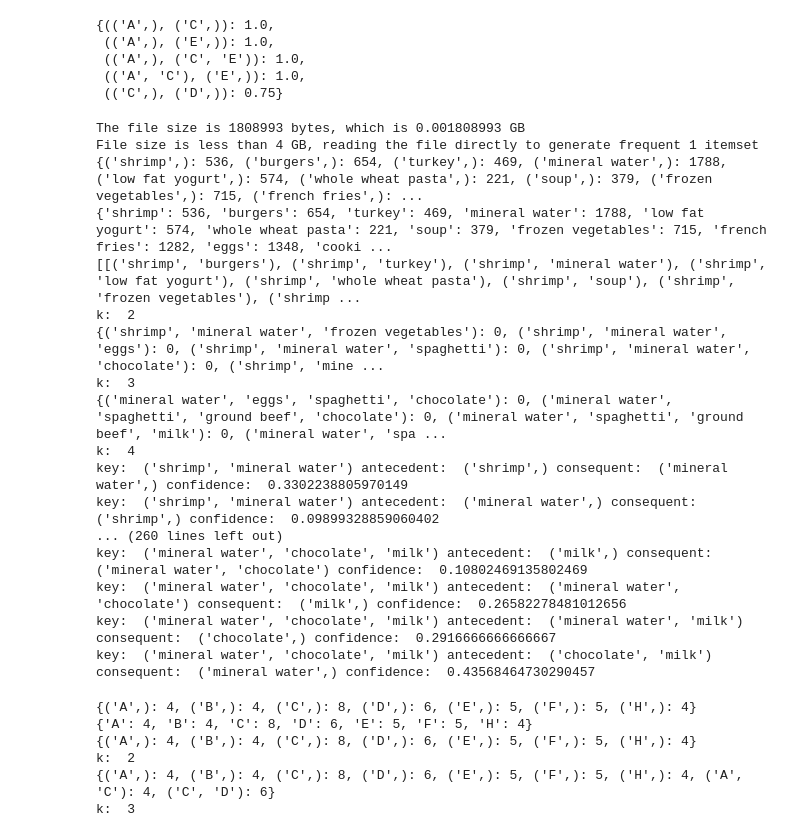
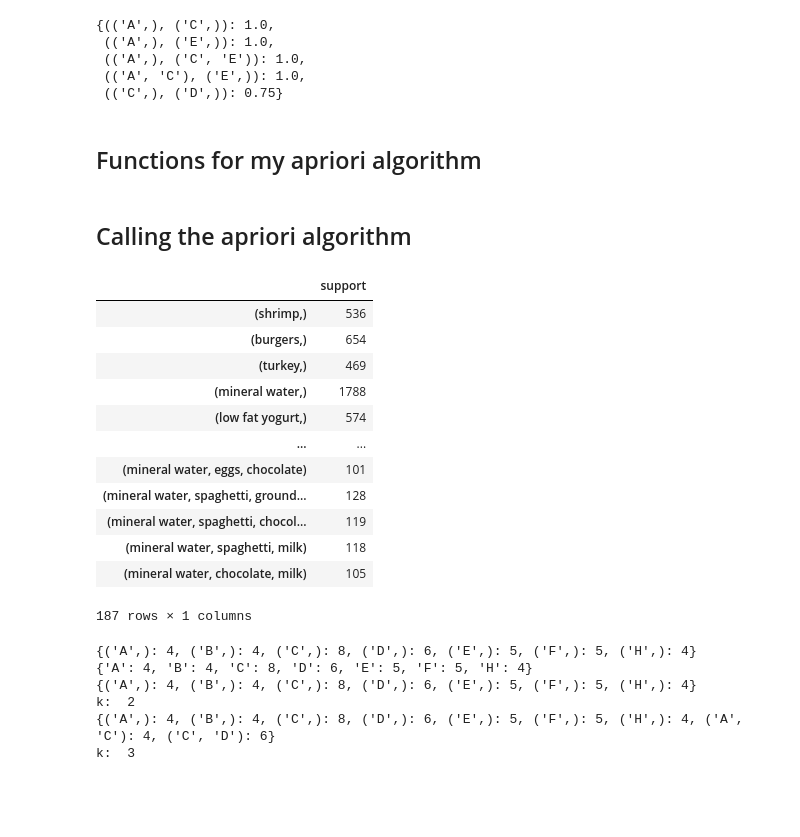
Before and after one commit to gtengwei/CZ4032-Data-Mining, a Jupyter notebook: apriori.ipynb, the cells around one changed output. Drawn from its saved outputs; the diff is of its cells as text; code cells hidden in the pictures; blank space fills up the shorter version.

```diff
--- a/apriori.ipynb
+++ b/apriori.ipynb
@@ -337,6 +340,8 @@ pruned_rules
  (('A',), ('C', 'E')): 1.0,
  (('A', 'C'), ('E',)): 1.0,
  (('C',), ('D',)): 0.75}
+# %% [markdown]
+## Functions for my apriori algorithm
 # %%
 # Apriori algorithm
 # We combine the above steps to generate frequent itemsets with k+1 items
@@ -534,4 +594,6 @@ def generate_rules(combined_freq_itemsets, min_confidence, target):
         #         rules[(antecedent_2, consequent_2)] = confidence_2
 
     return rules
+# %% [markdown]
+## Calling the apriori algorithm
 # %%
@@ -641,24 +685,21 @@ def my_apriori(file_location, min_support, min_confidence, target=None):
     return combined_freq_itemsets, rules
-# %%
-combined_freq_itemsets, rules = my_apriori(file_location, 100, 0.4)
-# %% [output]
-The file size is 1808993 bytes, which is 0.001808993 GB
-File size is less than 4 GB, reading the file directly to generate frequent 1 itemset
-{('shrimp',): 536, ('burgers',): 654, ('turkey',): 469, ('mineral water',): 1788, ('low fat yogurt',): 574, ('whole wheat pasta',): 221, ('soup',): 379, ('frozen vegetables',): 715, ('french fries',): ...
-{'shrimp': 536, 'burgers': 654, 'turkey': 469, 'mineral water': 1788, 'low fat yogurt': 574, 'whole wheat pasta': 221, 'soup': 379, 'frozen vegetables': 715, 'french fries': 1282, 'eggs': 1348, 'cooki ...
-[[('shrimp', 'burgers'), ('shrimp', 'turkey'), ('shrimp', 'mineral water'), ('shrimp', 'low fat yogurt'), ('shrimp', 'whole wheat pasta'), ('shrimp', 'soup'), ('shrimp', 'frozen vegetables'), ('shrimp ...
-k:  2
-{('shrimp', 'mineral water', 'frozen vegetables'): 0, ('shrimp', 'mineral water', 'eggs'): 0, ('shrimp', 'mineral water', 'spaghetti'): 0, ('shrimp', 'mineral water', 'chocolate'): 0, ('shrimp', 'mine ...
-k:  3
-{('mineral water', 'eggs', 'spaghetti', 'chocolate'): 0, ('mineral water', 'spaghetti', 'ground beef', 'chocolate'): 0, ('mineral water', 'spaghetti', 'ground beef', 'milk'): 0, ('mineral water', 'spa ...
-k:  4
-key:  ('shrimp', 'mineral water') antecedent:  ('shrimp',) consequent:  ('mineral water',) confidence:  0.3302238805970149
-key:  ('shrimp', 'mineral water') antecedent:  ('mineral water',) consequent:  ('shrimp',) confidence:  0.09899328859060402
-... (260 lines left out)
-key:  ('mineral water', 'chocolate', 'milk') antecedent:  ('milk',) consequent:  ('mineral water', 'chocolate') confidence:  0.10802469135802469
-key:  ('mineral water', 'chocolate', 'milk') antecedent:  ('mineral water', 'chocolate') consequent:  ('milk',) confidence:  0.26582278481012656
-key:  ('mineral water', 'chocolate', 'milk') antecedent:  ('mineral water', 'milk') consequent:  ('chocolate',) confidence:  0.2916666666666667
-key:  ('mineral water', 'chocolate', 'milk') antecedent:  ('chocolate', 'milk') consequent:  ('mineral water',) confidence:  0.43568464730290457
+# %%
+freq_itemsets_df = pd.DataFrame.from_dict(combined_freq_itemsets, orient='index', columns=['support'])
+freq_itemsets_df
+# %% [output]
+|  | support |
+| (shrimp,) | 536 |
+| (burgers,) | 654 |
+| (turkey,) | 469 |
+| (mineral water,) | 1788 |
+| (low fat yogurt,) | 574 |
+| ... | ... |
+| (mineral water, eggs, chocolate) | 101 |
+| (mineral water, spaghetti, ground... | 128 |
+| (mineral water, spaghetti, chocol... | 119 |
+| (mineral water, spaghetti, milk) | 118 |
+| (mineral water, chocolate, milk) | 105 |
+187 rows × 1 columns
 # %%
 combined_freq_itemsets, rules = my_apriori(data, 4, 0.5)
 # %% [output]
```
Also changed, not shown: parts of 29 cells of this notebook.
